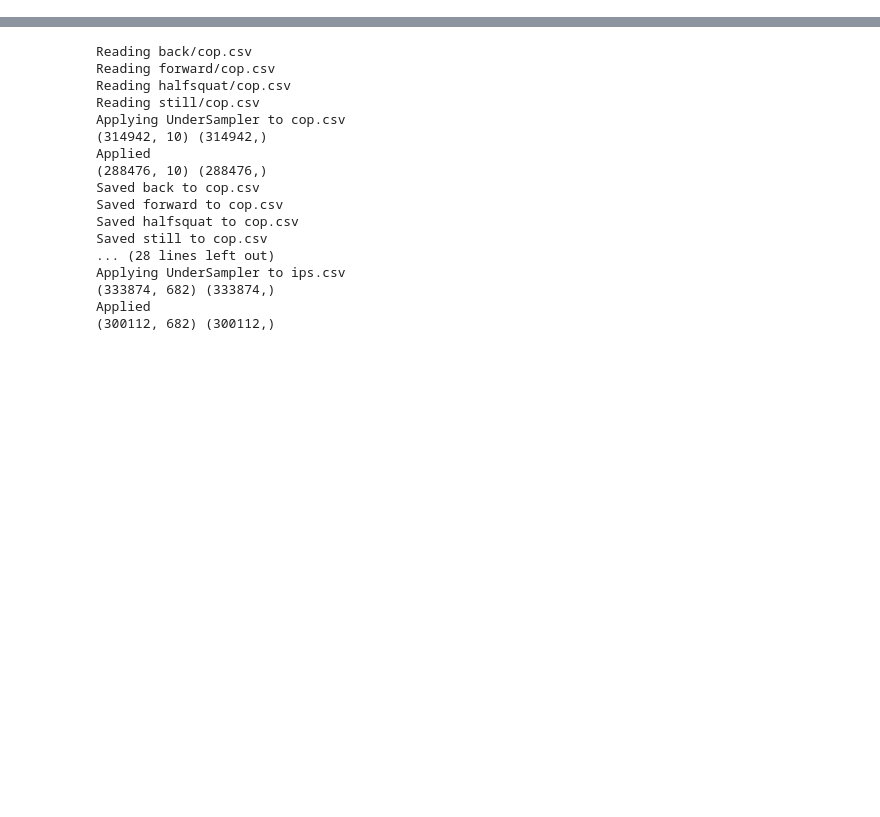
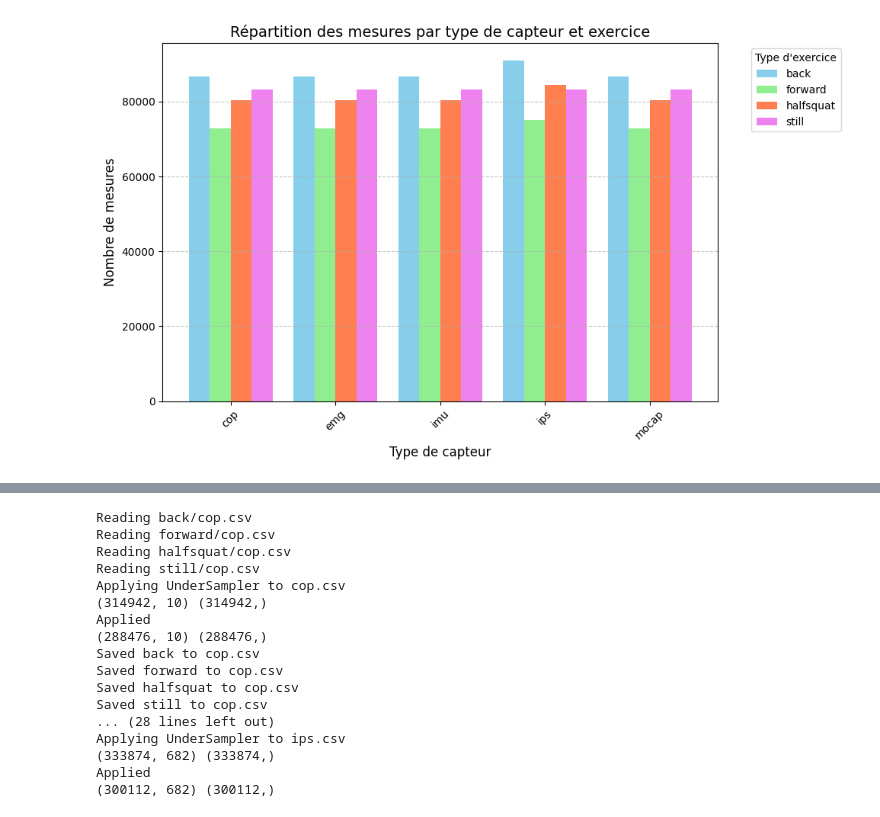
Before and after one commit to Florian-DAUVERGNE/Projet_Architectures_de_traitement_complexes, a Jupyter notebook: projet.ipynb, the cells around one changed output, grey strips where cells are left out. Drawn from its saved outputs; the diff is of its cells as text; code cells hidden in the pictures; blank space fills up the shorter version.

```diff
--- a/projet.ipynb
+++ b/projet.ipynb
@@ -90 +141,22 @@ for exercice in EXERCICES_TYPE:
+# %%
+# Plot settings
+fig, ax = plt.subplots(figsize=(10, 6))
+
+# Plotting grouped bars
+number_of_measures.plot(kind='bar', ax=ax, width=0.8, color=['skyblue', 'lightgreen', 'coral', 'violet', 'gold'])
+
+# Customize axes
+ax.set_xlabel("Type de capteur", fontsize=12)
+ax.set_ylabel("Nombre de mesures", fontsize=12)
+ax.set_title("Répartition des mesures par type de capteur et exercice", fontsize=14)
+ax.grid(axis='y', linestyle='--', alpha=0.7)
+ax.tick_params(axis='x', rotation=45)
+
+# Add legend
+ax.legend(title="Type d'exercice", bbox_to_anchor=(1.05, 1), loc='upper left')
+
+plt.tight_layout()
+plt.show()
+# %% [output]
+[figure, added]
 # %%
```
Also changed, not shown: parts of 21 cells of this notebook.
